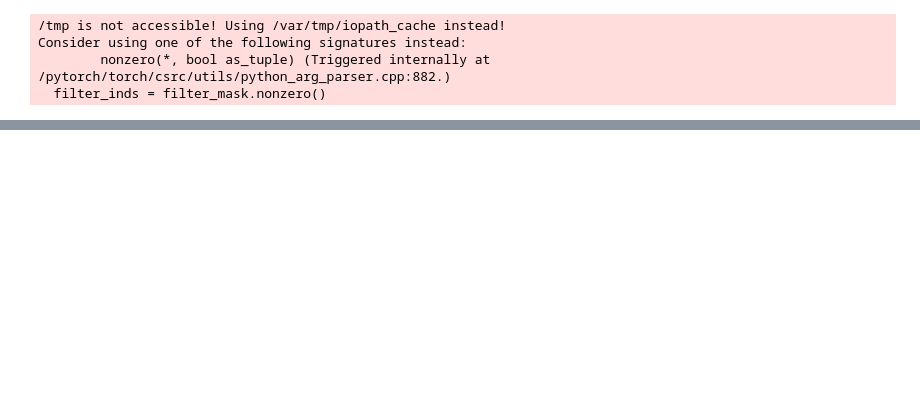
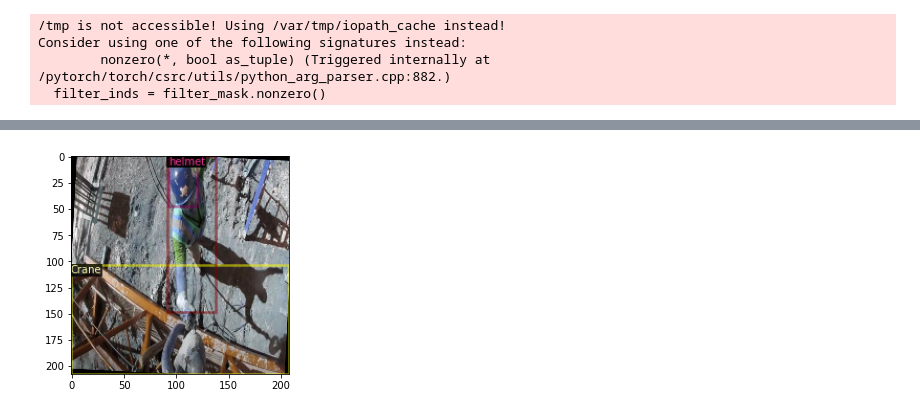
Before and after one commit to lsalg/fallshadow-detection, a Jupyter notebook: src/crane_safety_detection.ipynb, the cells around one changed output, grey strips where cells are left out. Cells and saved outputs as stored; diff of their text form; code cells hidden in the pictures; blank space fills up the shorter version.

```diff
--- a/src/crane_safety_detection.ipynb
+++ b/src/crane_safety_detection.ipynb
@@ -117,0 +132,4 @@ register_coco_instances("my_dataset_val", {}, "json_annotation_val.json", "path/
+# %%
+#after registers the data
+train_data = DatasetCatalog.get("fallshadow_train")
+val_data = DatasetCatalog.get("fallshadow_val")
@@ -117,0 +145,14 @@ register_coco_instances("my_dataset_val", {}, "json_annotation_val.json", "path/
+# %%
+#verify the data loading is correct randomly from the training set
+#dataset_dicts = get_crane_dicts("fallshadow_train")
+train_metadata = MetadataCatalog.get("fallshadow_train")
+val_metadata = MetadataCatalog.get("fallshadow_val")
+
+for d in random.sample(train_data, 3):
+    img = cv2.imread(d["file_name"])
+    visualizer = Visualizer(img[:, :, ::-1], metadata=train_metadata, scale=0.5)
+    out = visualizer.draw_dataset_dict(d)
+    #cv2_imshow()
+    plt.imshow(out.get_image()[:, :, ::-1])
+# %% [output]
+[figure, added]
```
Also changed, not shown: parts of 13 cells of this notebook.
